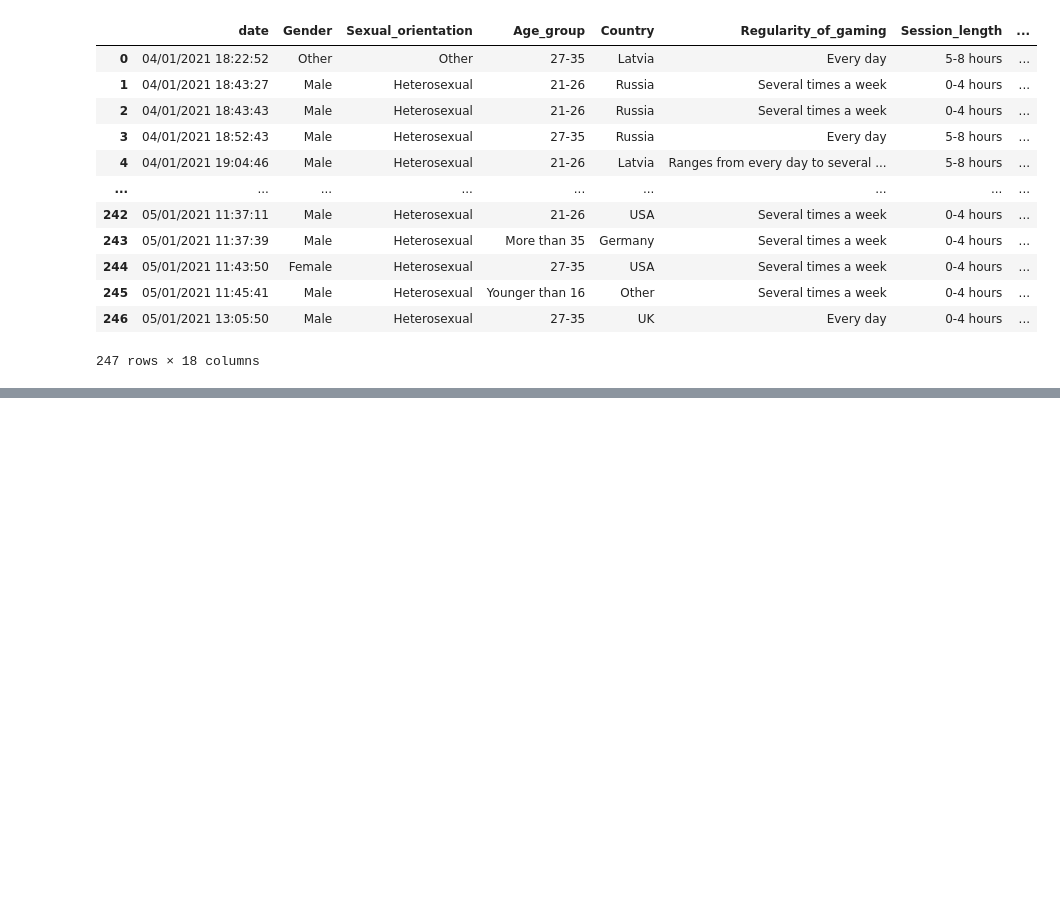
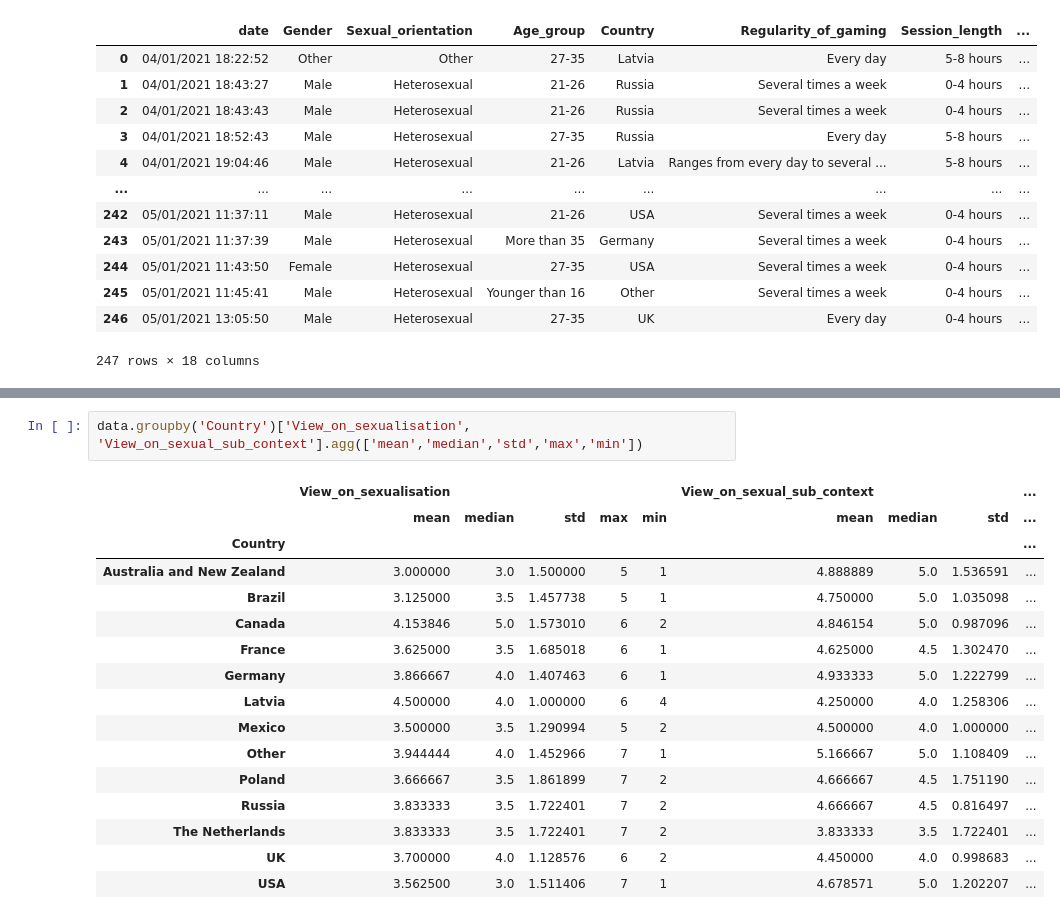
Before and after one commit to DenysMelnyk6/Sexuality-in-Video-games, a Jupyter notebook: Sexuality_analysis.ipynb, the cells around one changed output, grey strips where cells are left out. Saved outputs shown, nothing was run; the diff lists cells and outputs as text; blank space fills up the shorter version.

```diff
--- a/Sexuality_analysis.ipynb
+++ b/Sexuality_analysis.ipynb
@@ -302,0 +325,19 @@ data
+# %%
+data.groupby('Country')['View_on_sexualisation', 'View_on_sexual_sub_context'].agg(['mean','median','std','max','min'])
+# %% [output]
+|  | View_on_sexualisation |  |  |  |  | View_on_sexual_sub_context |  |  | ... |
+|  | mean | median | std | max | min | mean | median | std | ... |
+| Country |  |  |  |  |  |  |  |  | ... |
+| Australia and New Zealand | 3.000000 | 3.0 | 1.500000 | 5 | 1 | 4.888889 | 5.0 | 1.536591 | ... |
+| Brazil | 3.125000 | 3.5 | 1.457738 | 5 | 1 | 4.750000 | 5.0 | 1.035098 | ... |
+| Canada | 4.153846 | 5.0 | 1.573010 | 6 | 2 | 4.846154 | 5.0 | 0.987096 | ... |
+| France | 3.625000 | 3.5 | 1.685018 | 6 | 1 | 4.625000 | 4.5 | 1.302470 | ... |
+| Germany | 3.866667 | 4.0 | 1.407463 | 6 | 1 | 4.933333 | 5.0 | 1.222799 | ... |
+| Latvia | 4.500000 | 4.0 | 1.000000 | 6 | 4 | 4.250000 | 4.0 | 1.258306 | ... |
+| Mexico | 3.500000 | 3.5 | 1.290994 | 5 | 2 | 4.500000 | 4.0 | 1.000000 | ... |
+| Other | 3.944444 | 4.0 | 1.452966 | 7 | 1 | 5.166667 | 5.0 | 1.108409 | ... |
+| Poland | 3.666667 | 3.5 | 1.861899 | 7 | 2 | 4.666667 | 4.5 | 1.751190 | ... |
+| Russia | 3.833333 | 3.5 | 1.722401 | 7 | 2 | 4.666667 | 4.5 | 0.816497 | ... |
+| The Netherlands | 3.833333 | 3.5 | 1.722401 | 7 | 2 | 3.833333 | 3.5 | 1.722401 | ... |
+| UK | 3.700000 | 4.0 | 1.128576 | 6 | 2 | 4.450000 | 4.0 | 0.998683 | ... |
+| USA | 3.562500 | 3.0 | 1.511406 | 7 | 1 | 4.678571 | 5.0 | 1.202207 | ... |
```
Also changed, not shown: parts of 5 cells of this notebook.
